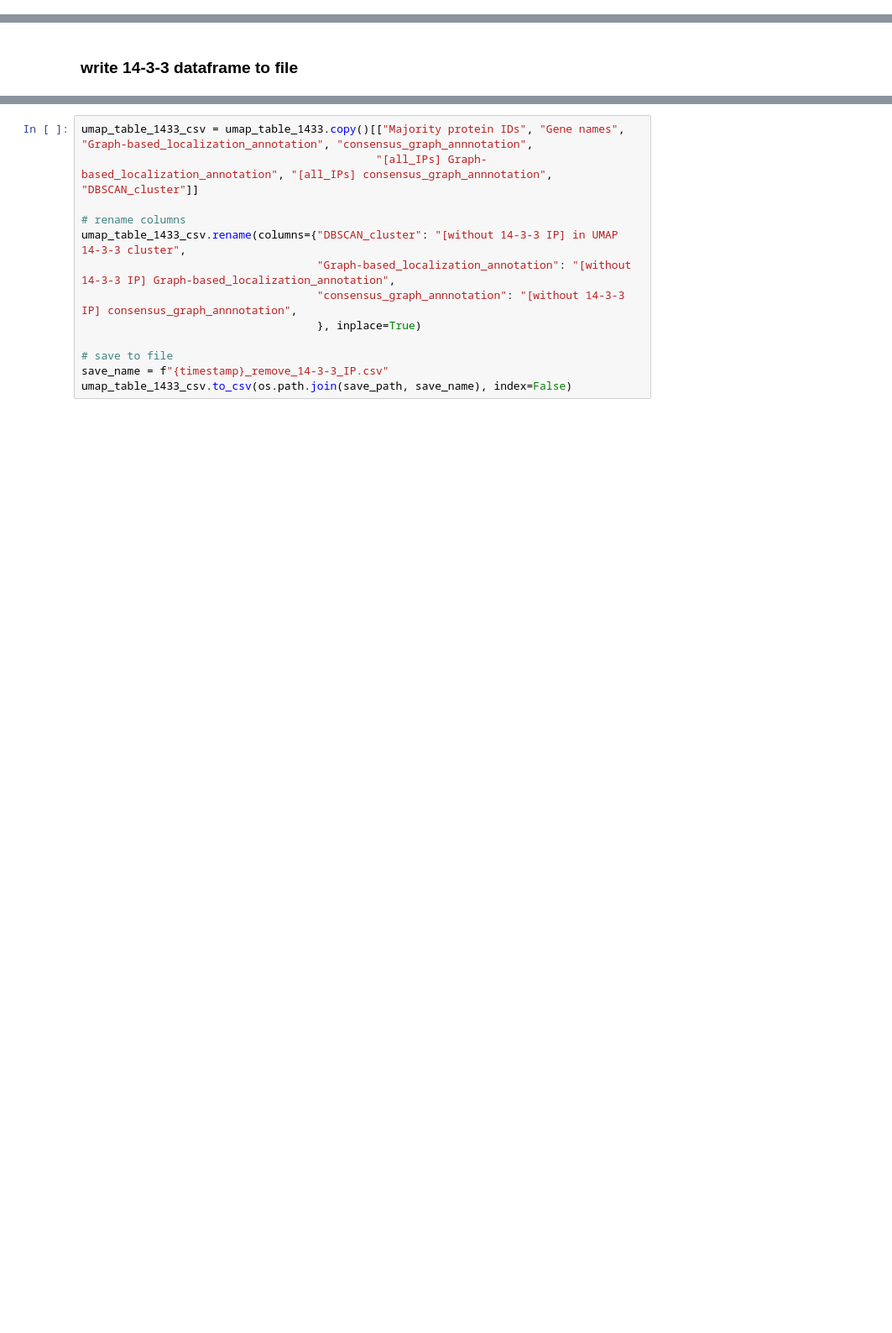
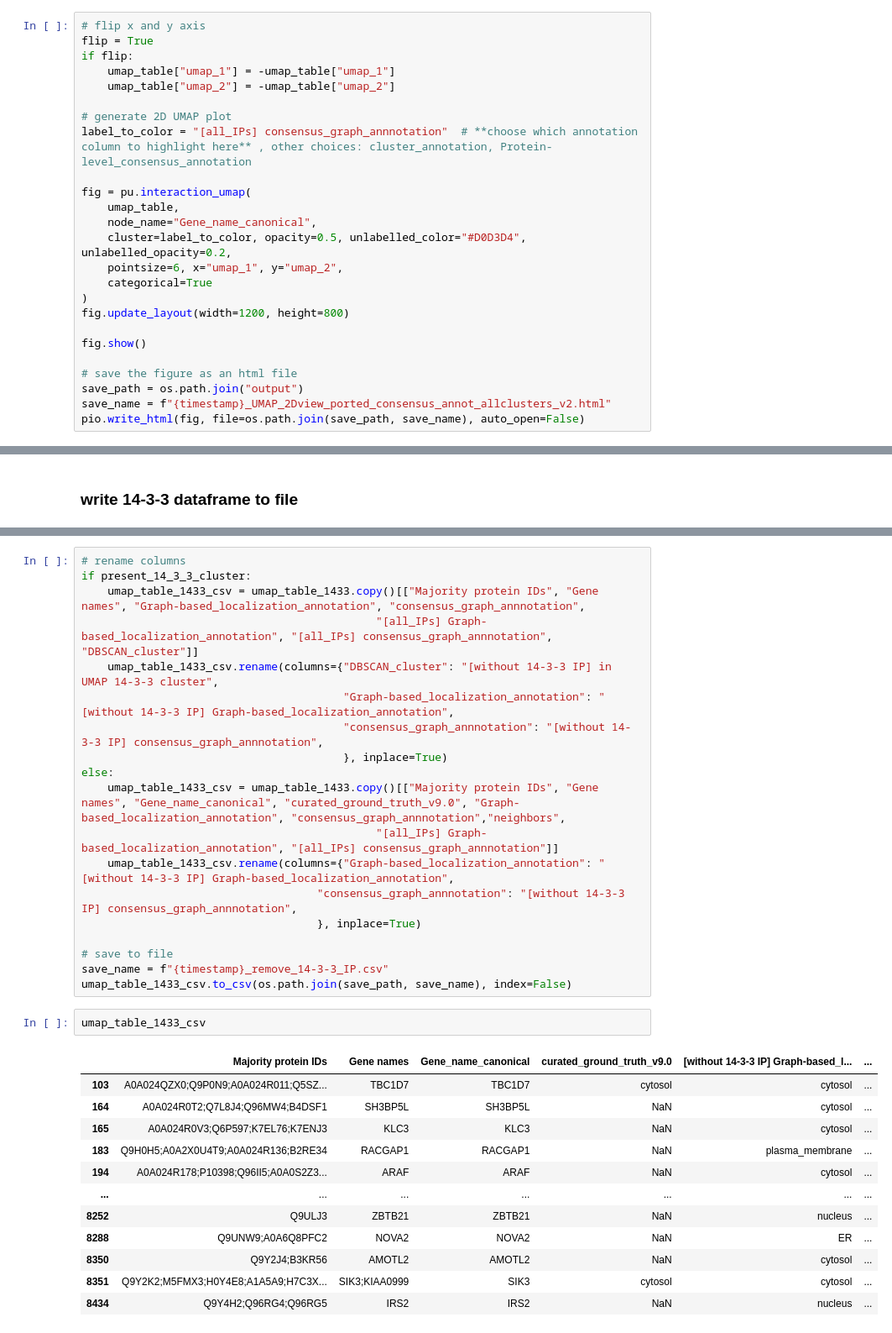
Before and after one commit to czbiohub-sf/Organelle_IP_analyses_and_figures, a Jupyter notebook: notebooks/Fig2/panel_D/Fig2_D_umap.ipynb, the cells around one changed output, grey strips where cells are left out. Shown at 84% size. Cells and saved outputs as stored; diff of their text form; blank space fills up the shorter version.

```diff
--- a/notebooks/Fig2/panel_D/Fig2_D_umap.ipynb
+++ b/notebooks/Fig2/panel_D/Fig2_D_umap.ipynb
@@ -203,2 +258,27 @@ Name: [all_IPs] 14-3-3_consensus, dtype: int64
 # %% [markdown]
 ### generate UMAP plots
+# %%
+# flip x and y axis
+flip = True
+if flip:
+    umap_table["umap_1"] = -umap_table["umap_1"]
+    umap_table["umap_2"] = -umap_table["umap_2"]
+
+# generate 2D UMAP plot
+label_to_color = "[all_IPs] consensus_graph_annnotation"  # **choose which annotation column to highlight here** , other choices: cluster_annotation, Protein-level_consensus_annotation
+
+fig = pu.interaction_umap(
+    umap_table,
+    node_name="Gene_name_canonical",
+    cluster=label_to_color, opacity=0.5, unlabelled_color="#D0D3D4", unlabelled_opacity=0.2,
+    pointsize=6, x="umap_1", y="umap_2",
+    categorical=True
+)
+fig.update_layout(width=1200, height=800)
+
+fig.show()
+
+# save the figure as an html file
+save_path = os.path.join("output")
+save_name = f"{timestamp}_UMAP_2Dview_ported_consensus_annot_allclusters_v2.html"
+pio.write_html(fig, file=os.path.join(save_path, save_name), auto_open=False)
@@ -278,13 +360,34 @@ plt.show()
 # %%
-umap_table_1433_csv = umap_table_1433.copy()[["Majority protein IDs", "Gene names", "Graph-based_localization_annotation", "consensus_graph_annnotation",
+# rename columns
+if present_14_3_3_cluster:
+    umap_table_1433_csv = umap_table_1433.copy()[["Majority protein IDs", "Gene names", "Graph-based_localization_annotation", "consensus_graph_annnotation",
                                              "[all_IPs] Graph-based_localization_annotation", "[all_IPs] consensus_graph_annnotation", "DBSCAN_cluster"]]
-
-# rename columns
-umap_table_1433_csv.rename(columns={"DBSCAN_cluster": "[without 14-3-3 IP] in UMAP 14-3-3 cluster",
-                                    "Graph-based_localization_annotation": "[without 14-3-3 IP] Graph-based_localization_annotation",
+    umap_table_1433_csv.rename(columns={"DBSCAN_cluster": "[without 14-3-3 IP] in UMAP 14-3-3 cluster",
+                                        "Graph-based_localization_annotation": "[without 14-3-3 IP] Graph-based_localization_annotation",
+                                        "consensus_graph_annnotation": "[without 14-3-3 IP] consensus_graph_annnotation",
+                                        }, inplace=True)
+else:
+    umap_table_1433_csv = umap_table_1433.copy()[["Majority protein IDs", "Gene names", "Gene_name_canonical", "curated_ground_truth_v9.0", "Graph-based_localization_annotation", "consensus_graph_annnotation","neighbors",
+                                             "[all_IPs] Graph-based_localization_annotation", "[all_IPs] consensus_graph_annnotation"]]
+    umap_table_1433_csv.rename(columns={"Graph-based_localization_annotation": "[without 14-3-3 IP] Graph-based_localization_annotation",
                                     "consensus_graph_annnotation": "[without 14-3-3 IP] consensus_graph_annnotation",
                                     }, inplace=True)
 
 # save to file
 save_name = f"{timestamp}_remove_14-3-3_IP.csv"
 umap_table_1433_csv.to_csv(os.path.join(save_path, save_name), index=False)
+# %%
+umap_table_1433_csv
+# %% [output]
+|  | Majority protein IDs | Gene names | Gene_name_canonical | curated_ground_truth_v9.0 | [without 14-3-3 IP] Graph-based_l... | ... |
+| 103 | A0A024QZX0;Q9P0N9;A0A024R011;Q5SZ... | TBC1D7 | TBC1D7 | cytosol | cytosol | ... |
+| 164 | A0A024R0T2;Q7L8J4;Q96MW4;B4DSF1 | SH3BP5L | SH3BP5L | NaN | cytosol | ... |
+| 165 | A0A024R0V3;Q6P597;K7EL76;K7ENJ3 | KLC3 | KLC3 | NaN | cytosol | ... |
+| 183 | Q9H0H5;A0A2X0U4T9;A0A024R136;B2RE34 | RACGAP1 | RACGAP1 | NaN | plasma_membrane | ... |
+| 194 | A0A024R178;P10398;Q96II5;A0A0S2Z3... | ARAF | ARAF | NaN | cytosol | ... |
+| ... | ... | ... | ... | ... | ... | ... |
+| 8252 | Q9ULJ3 | ZBTB21 | ZBTB21 | NaN | nucleus | ... |
+| 8288 | Q9UNW9;A0A6Q8PFC2 | NOVA2 | NOVA2 | NaN | ER | ... |
+| 8350 | Q9Y2J4;B3KR56 | AMOTL2 | AMOTL2 | NaN | cytosol | ... |
+| 8351 | Q9Y2K2;M5FMX3;H0Y4E8;A1A5A9;H7C3X... | SIK3;KIAA0999 | SIK3 | cytosol | cytosol | ... |
+| 8434 | Q9Y4H2;Q96RG4;Q96RG5 | IRS2 | IRS2 | NaN | nucleus | ... |
```
Also changed, not shown: parts of 27 cells of this notebook, 36 other files.
